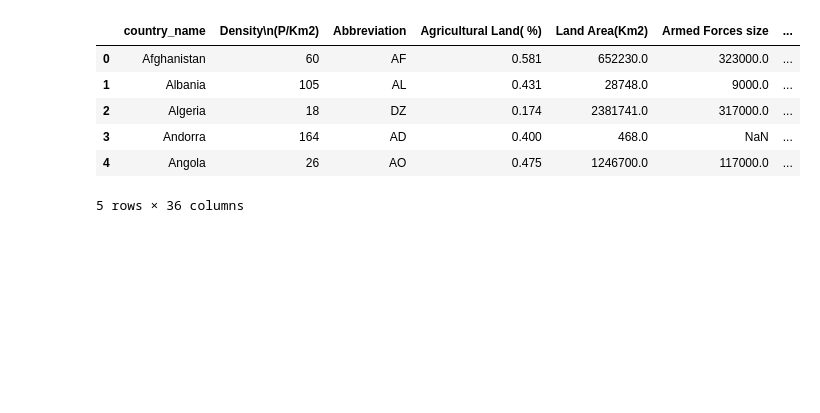
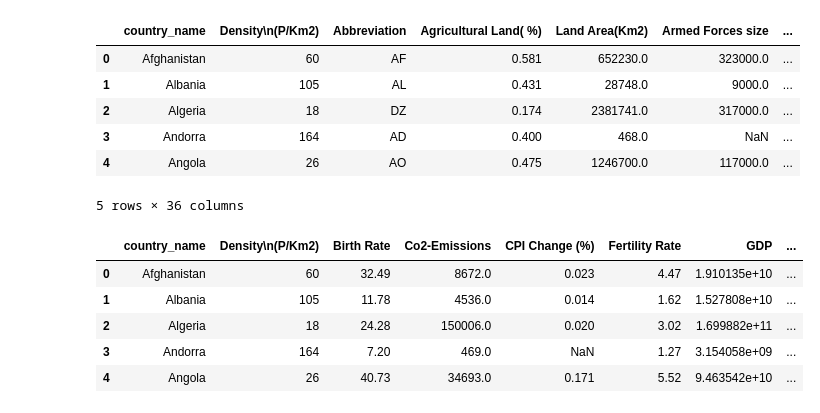
Before and after one commit to dofonik/Project3Group7, a Jupyter notebook: datacleaning.ipynb, the cells around one changed output. Drawn from its saved outputs; the diff is of its cells as text; code cells hidden in the pictures; blank space fills up the shorter version.

```diff
--- a/datacleaning.ipynb
+++ b/datacleaning.ipynb
@@ -13,3 +13,15 @@ world_data_df.head()
 | 3 | Andorra | 164 | AD | 0.400 | 468.0 | NaN | ... |
 | 4 | Angola | 26 | AO | 0.475 | 1246700.0 | 117000.0 | ... |
 5 rows × 36 columns
+# %%
+# columns we want to keep
+world_data_clean = ["country_name","Density\n(P/Km2)","Birth Rate","Co2-Emissions","CPI Change (%)","Fertility Rate", "GDP","Infant mortality","Life expectancy","Maternal mortality ratio","Minimum wage","Out of pocket health expenditure","Physicians per thousand","Population","Tax revenue (%)","Total tax rate","Unemployment rate","Urban_population","Latitude","Longitude"]
+df_worldclean_data = world_data_df[world_data_clean]
+df_worldclean_data.head()
+# %% [output]
+|  | country_name | Density\n(P/Km2) | Birth Rate | Co2-Emissions | CPI Change (%) | Fertility Rate | GDP | ... |
+| 0 | Afghanistan | 60 | 32.49 | 8672.0 | 0.023 | 4.47 | 1.910135e+10 | ... |
+| 1 | Albania | 105 | 11.78 | 4536.0 | 0.014 | 1.62 | 1.527808e+10 | ... |
+| 2 | Algeria | 18 | 24.28 | 150006.0 | 0.020 | 3.02 | 1.699882e+11 | ... |
+| 3 | Andorra | 164 | 7.20 | 469.0 | NaN | 1.27 | 3.154058e+09 | ... |
+| 4 | Angola | 26 | 40.73 | 34693.0 | 0.171 | 5.52 | 9.463542e+10 | ... |
```
Also changed, not shown: parts of 7 cells of this notebook, 2 other files.
